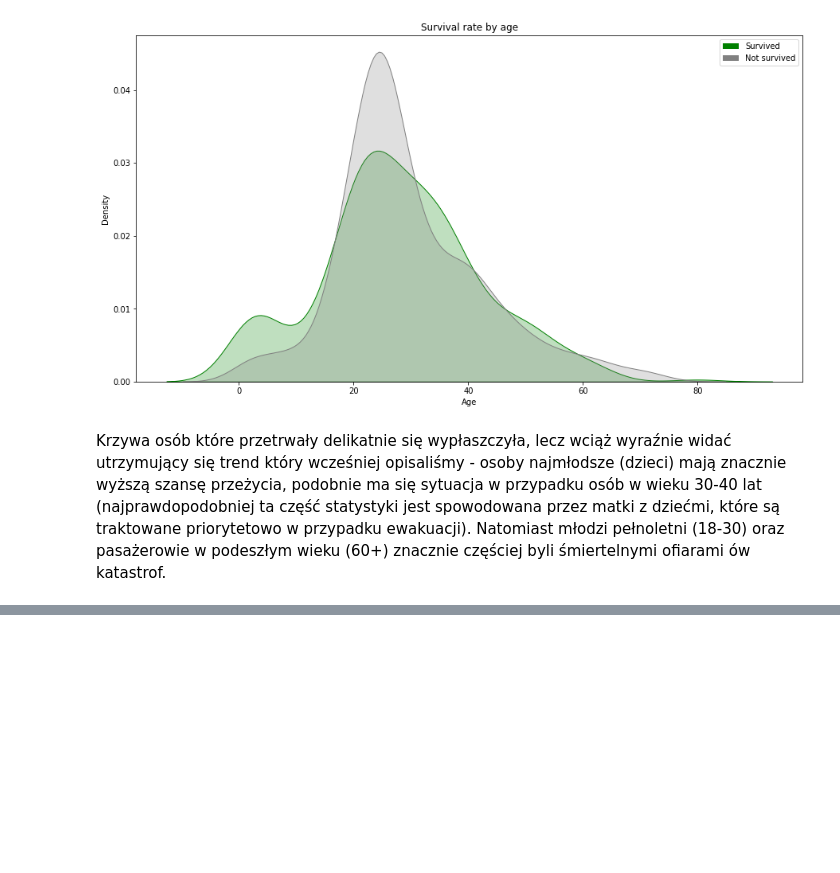
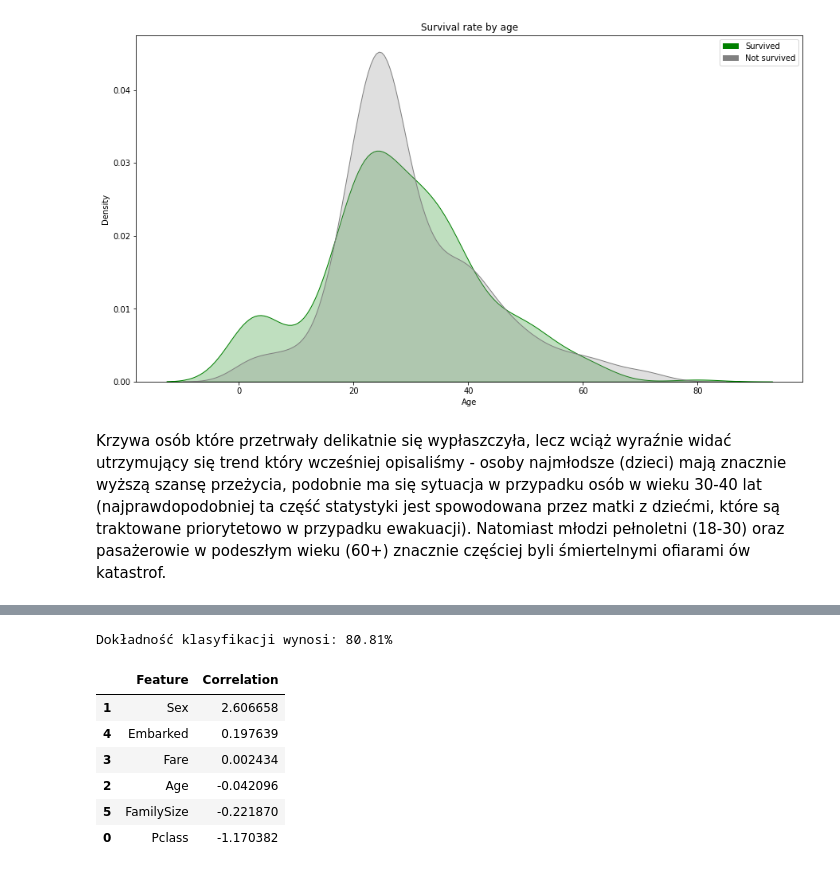
Before and after one commit to Physalium/PUMTitanic, a Jupyter notebook: titanicML.ipynb, the cells around one changed output, grey strips where cells are left out. Drawn from its saved outputs; the diff is of its cells as text; code cells hidden in the pictures; blank space fills up the shorter version.

```diff
--- a/titanicML.ipynb
+++ b/titanicML.ipynb
@@ -359,0 +366,31 @@ Krzywa osób które przetrwały delikatnie się wypłaszczyła, lecz wciąż wyr
+# %%
+from sklearn.linear_model import LogisticRegression
+
+# Przygotowanie danych do treningu poprzez usunięcie etykiety
+X_train = train_df.drop("Survived", axis=1)
+Y_train = train_df["Survived"]
+X_test  = test_df.copy()
+
+logreg = LogisticRegression( solver='lbfgs',
+                                max_iter=500,)
+logreg.fit(X_train, Y_train)
+Y_pred = logreg.predict(X_test)
+acc_log = round(logreg.score(X_train, Y_train) * 100, 2)
+acc_log
+print(f'Dokładność klasyfikacji wynosi: {acc_log}% ')
+# %% [output]
+Dokładność klasyfikacji wynosi: 80.81%
+# %%
+
+coeff_df = pd.DataFrame(train_df.columns.delete(0))
+coeff_df.columns = ['Feature']
+coeff_df["Correlation"] = pd.Series(logreg.coef_[0])
+coeff_df.sort_values(by='Correlation', ascending=False)
+# %% [output]
+|  | Feature | Correlation |
+| 1 | Sex | 2.606658 |
+| 4 | Embarked | 0.197639 |
+| 3 | Fare | 0.002434 |
+| 2 | Age | -0.042096 |
+| 5 | FamilySize | -0.221870 |
+| 0 | Pclass | -1.170382 |
```
Also changed, not shown: parts of 6 cells of this notebook.
